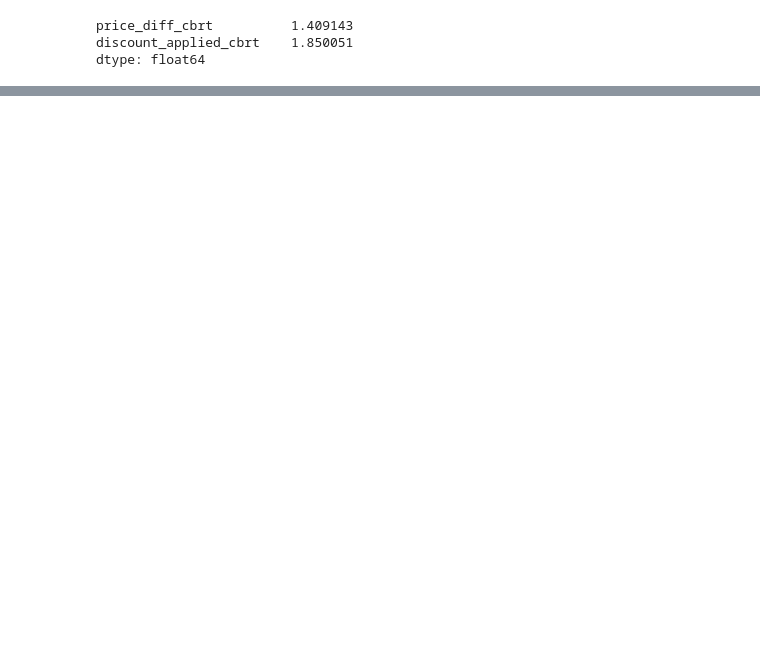
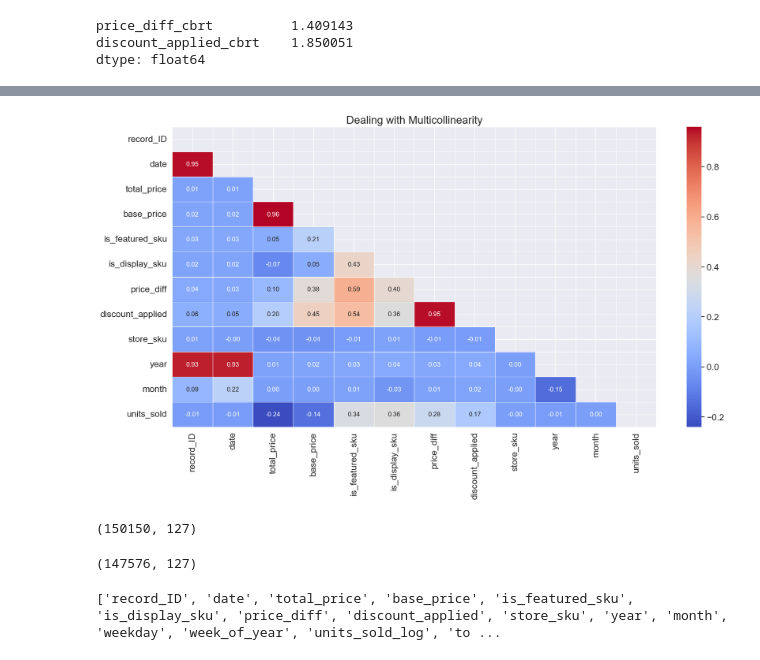
Before and after one commit to MC993/Demand_Forecasting, a Jupyter notebook: main.ipynb, the cells around one changed output, grey strips where cells are left out. Drawn from its saved outputs; the diff is of its cells as text; code cells hidden in the pictures; blank space fills up the shorter version.

```diff
--- a/main.ipynb
+++ b/main.ipynb
@@ -373,0 +400,5 @@ dtype: float64
+# %%
+train = train_dummies.copy()
+test = test_dummies.copy()
+
+train
@@ -373,0 +423,6 @@ dtype: float64
+# %%
+train_dummies = pd.get_dummies(train, columns=['sku_id'])
+
+test_dummies = pd.get_dummies(test, columns=['sku_id'])
+
+test_dummies = test_dummies.reindex(columns=train_dummies.columns, fill_value= 0)
@@ -373,0 +445,11 @@ dtype: float64
+# %%
+train = train_dummies.copy()
+test = test_dummies.copy()
+# %%
+#moving the target on the right
+
+sales_placeholder = train.pop('units_sold')
+
+train['units_sold'] = sales_placeholder
+
+train
@@ -373,0 +480,22 @@ dtype: float64
+# %%
+col_correlation = ['record_ID', 'date', 'total_price', 'base_price', 'is_featured_sku',
+       'is_display_sku', 'price_diff', 'discount_applied', 'store_sku', 'year', 'month', 'units_sold']
+
+num_corr = round(train[col_correlation].corr(), 2)
+
+# Correlation Matrix-Heatmap Plot
+mask = np.zeros_like(num_corr)
+mask[np.triu_indices_from(mask)] = True # optional, to hide repeat half of the matrix
+
+f, ax = plt.subplots(figsize=(20, 10))
+sns.set_theme(font_scale=1.5) # increase font size
+
+ax = sns.heatmap(num_corr, mask=mask, annot=True, annot_kws={"size": 12}, linewidths=.5, cmap="coolwarm", fmt=".2f", ax=ax) # round to 2 decimal places
+ax.set_title("Dealing with Multicollinearity", fontsize=20) # add title
+plt.show()
+# %% [output]
+[figure, added]
+# %%
+train.shape
+# %% [output]
+(150150, 127)
@@ -373,0 +504,8 @@ dtype: float64
+# %%
+train.shape
+# %% [output]
+(147576, 127)
+# %%
+print(list(train.columns))
+# %% [output]
+['record_ID', 'date', 'total_price', 'base_price', 'is_featured_sku', 'is_display_sku', 'price_diff', 'discount_applied', 'store_sku', 'year', 'month', 'weekday', 'week_of_year', 'units_sold_log', 'to ...
```
Also changed, not shown: parts of 28 cells of this notebook, 1 other file.
